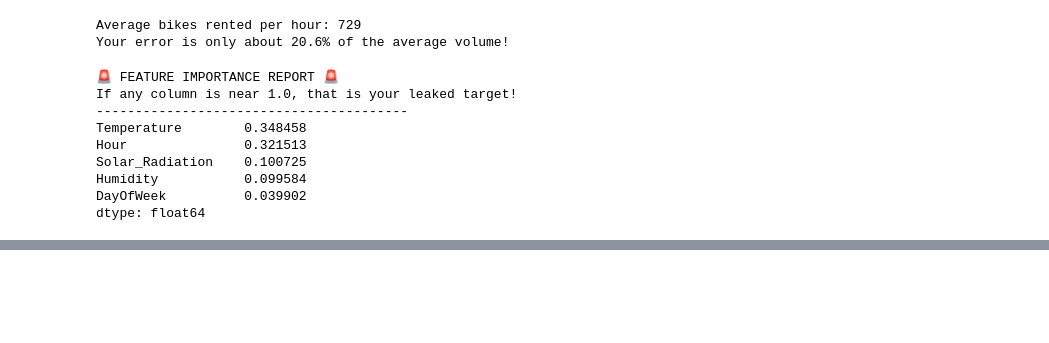
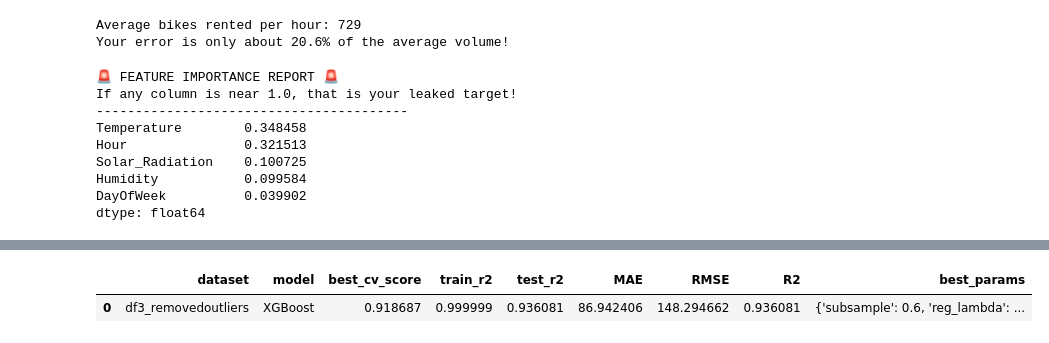
Before and after one commit to eymeklaus/Bike-Sharing-Demand, a Jupyter notebook: data_ml_models.ipynb, the cells around one changed output, grey strips where cells are left out. Saved outputs shown, nothing was run; the diff lists cells and outputs as text; code cells hidden in the pictures; blank space fills up the shorter version.

```diff
--- a/data_ml_models.ipynb
+++ b/data_ml_models.ipynb
@@ -233,0 +578,78 @@ dtype: float64
+# %%
+models = {"XGBoost": (xgb_model, xgb_grid)}
+# %%
+datasets = [
+    # DATASET 3 (raw)
+     {
+        "name": "df3_removedoutliers",
+        "X_train": X_train_3,
+        "X_test": X_test_3,
+        "y_train": y_train_3,
+        "y_test": y_test_3
+    }]
+# %%
+results = []
+
+for ds in datasets:
+
+    X_train = ds["X_train"]
+    X_test = ds["X_test"]
+    y_train = ds["y_train"]
+    y_test = ds["y_test"]
+    dataset_name = ds["name"]
+
+    for model_name, (model, grid) in models.items():
+
+        print(f"\nRunning {model_name} on {dataset_name}")
+
+        search = RandomizedSearchCV(
+            estimator=model,
+            param_distributions=grid,
+            n_iter=50,              # adjust depending on compute
+            cv=5,
+            scoring="r2",
+            n_jobs=-1,
+            verbose=1,
+            random_state=42
+        )
+
+        search.fit(
+            X_train,
+            y_train
+        )
+
+        best_model = search.best_estimator_
+
+        pred_train = best_model.predict(X_train)
+        pred_test = best_model.predict(X_test)
+
+        results.append({
+            "dataset": dataset_name,
+            "model": model_name,
+
+            "best_cv_score": search.best_score_,
+
+            "train_r2": r2_score(y_train, pred_train),
+            "test_r2": r2_score(y_test, pred_test),
+
+            "MAE": mean_absolute_error(y_test, pred_test),
+
+            "RMSE": np.sqrt(
+                mean_squared_error(y_test, pred_test)
+            ),
+
+            "R2": r2_score(y_test, pred_test),
+
+            "best_params": search.best_params_
+        })
+
+        print(f"{dataset_name} | {model_name} done")
+
+
+results_df = pd.DataFrame(results)
+
+results_df.sort_values(
+    by="R2",
+    ascending=False
+)
+# %% [output]
@@ -233,0 +659,2 @@ dtype: float64
+|  | dataset | model | best_cv_score | train_r2 | test_r2 | MAE | RMSE | R2 | best_params |
+| 0 | df3_removedoutliers | XGBoost | 0.918687 | 0.999999 | 0.936081 | 86.942406 | 148.294662 | 0.936081 | {'subsample': 0.6, 'reg_lambda': ... |
```
Also changed, not shown: parts of 30 cells of this notebook, 6 other files.
